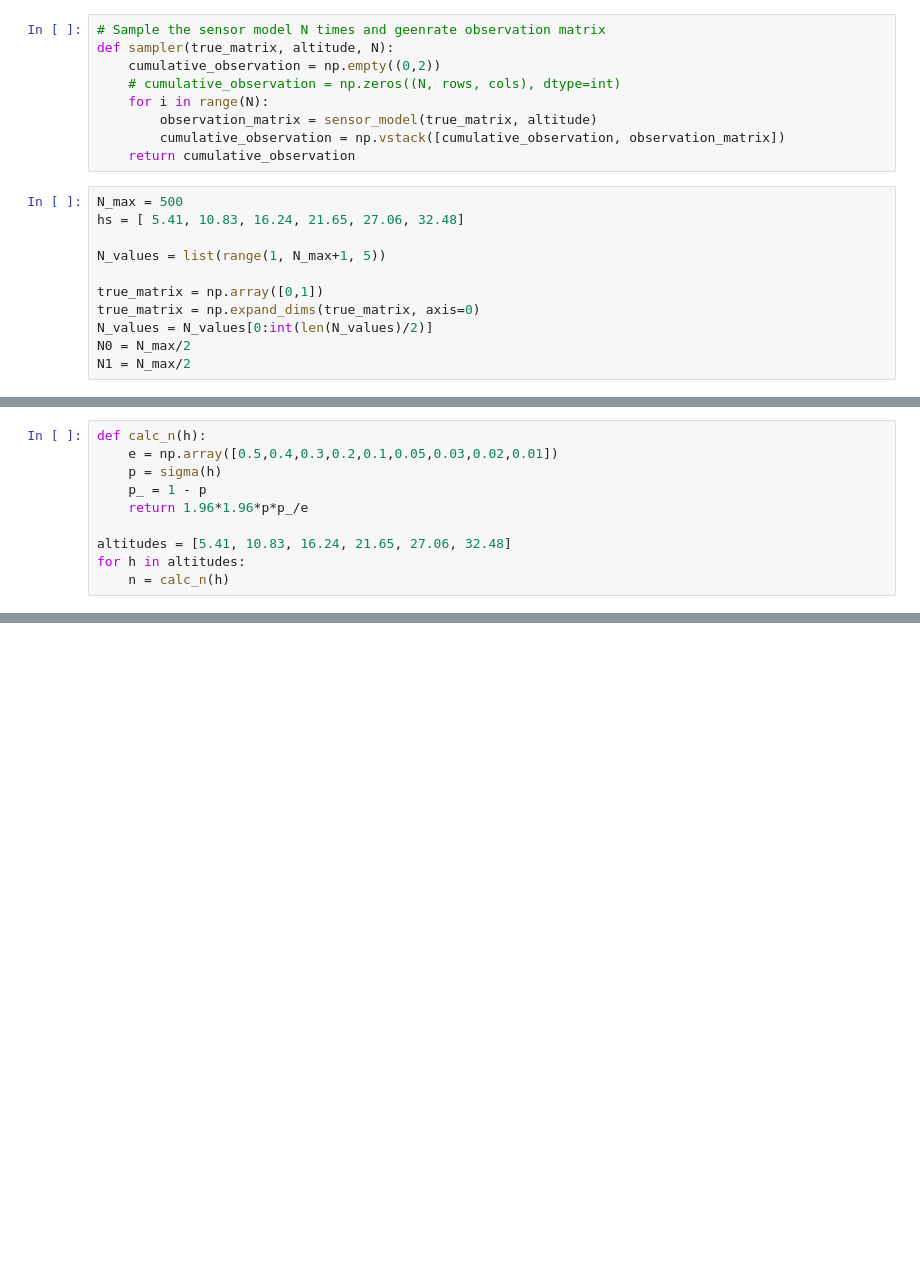
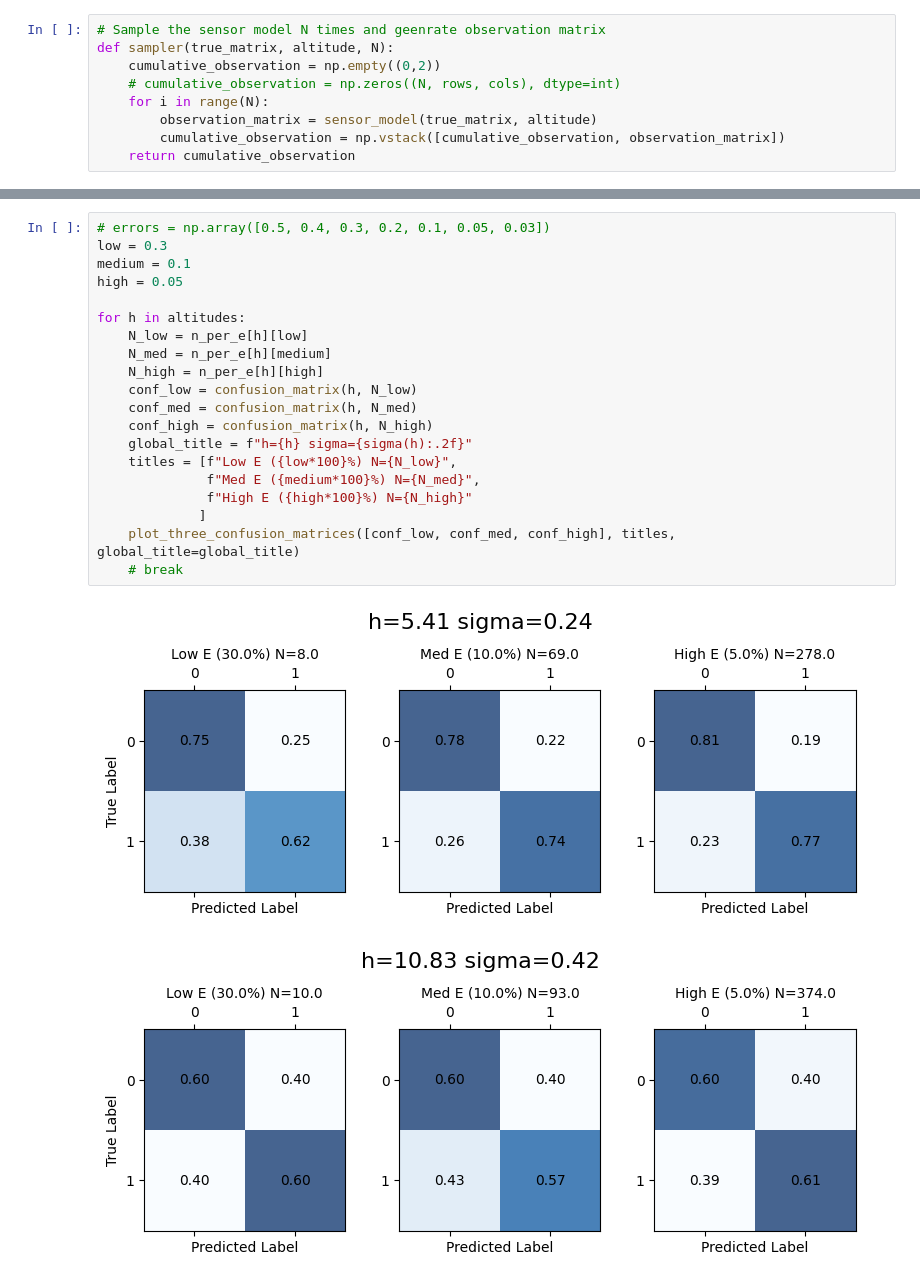
Before and after one commit to botastark/multi-horizon, a Jupyter notebook: src/sampler.ipynb, the cells around one changed output, grey strips where cells are left out. Saved outputs shown, nothing was run; the diff lists cells and outputs as text; blank space fills up the shorter version.

```diff
--- a/src/sampler.ipynb
+++ b/src/sampler.ipynb
@@ -58,14 +56,3 @@ def sampler(true_matrix, altitude, N):
         observation_matrix = sensor_model(true_matrix, altitude)
         cumulative_observation = np.vstack([cumulative_observation, observation_matrix])
     return cumulative_observation
-# %%
-N_max = 500
-hs = [ 5.41, 10.83, 16.24, 21.65, 27.06, 32.48]
-
-N_values = list(range(1, N_max+1, 5))
-
-true_matrix = np.array([0,1])
-true_matrix = np.expand_dims(true_matrix, axis=0)
-N_values = N_values[0:int(len(N_values)/2)]
-N0 = N_max/2
-N1 = N_max/2
@@ -122,10 +58,0 @@ altitudes
-# %%
-def calc_n(h):
-    e = np.array([0.5,0.4,0.3,0.2,0.1,0.05,0.03,0.02,0.01])
-    p = sigma(h)
-    p_ = 1 - p
-    return 1.96*1.96*p*p_/e
-
-altitudes = [5.41, 10.83, 16.24, 21.65, 27.06, 32.48]
-for h in altitudes:
-    n = calc_n(h)
@@ -297,0 +243,23 @@ plt.show()
+# %%
+# errors = np.array([0.5, 0.4, 0.3, 0.2, 0.1, 0.05, 0.03])
+low = 0.3
+medium = 0.1
+high = 0.05
+
+for h in altitudes:
+    N_low = n_per_e[h][low]
+    N_med = n_per_e[h][medium]
+    N_high = n_per_e[h][high]
+    conf_low = confusion_matrix(h, N_low)
+    conf_med = confusion_matrix(h, N_med)
+    conf_high = confusion_matrix(h, N_high)
+    global_title = f"h={h} sigma={sigma(h):.2f}"
+    titles = [f"Low E ({low*100}%) N={N_low}",
+              f"Med E ({medium*100}%) N={N_med}",
+              f"High E ({high*100}%) N={N_high}"
+             ]
+    plot_three_confusion_matrices([conf_low, conf_med, conf_high], titles, global_title=global_title)
+    # break
+# %% [output]
+[figure, added]
+[figure, added]
```
Also changed, not shown: parts of 16 cells of this notebook.
